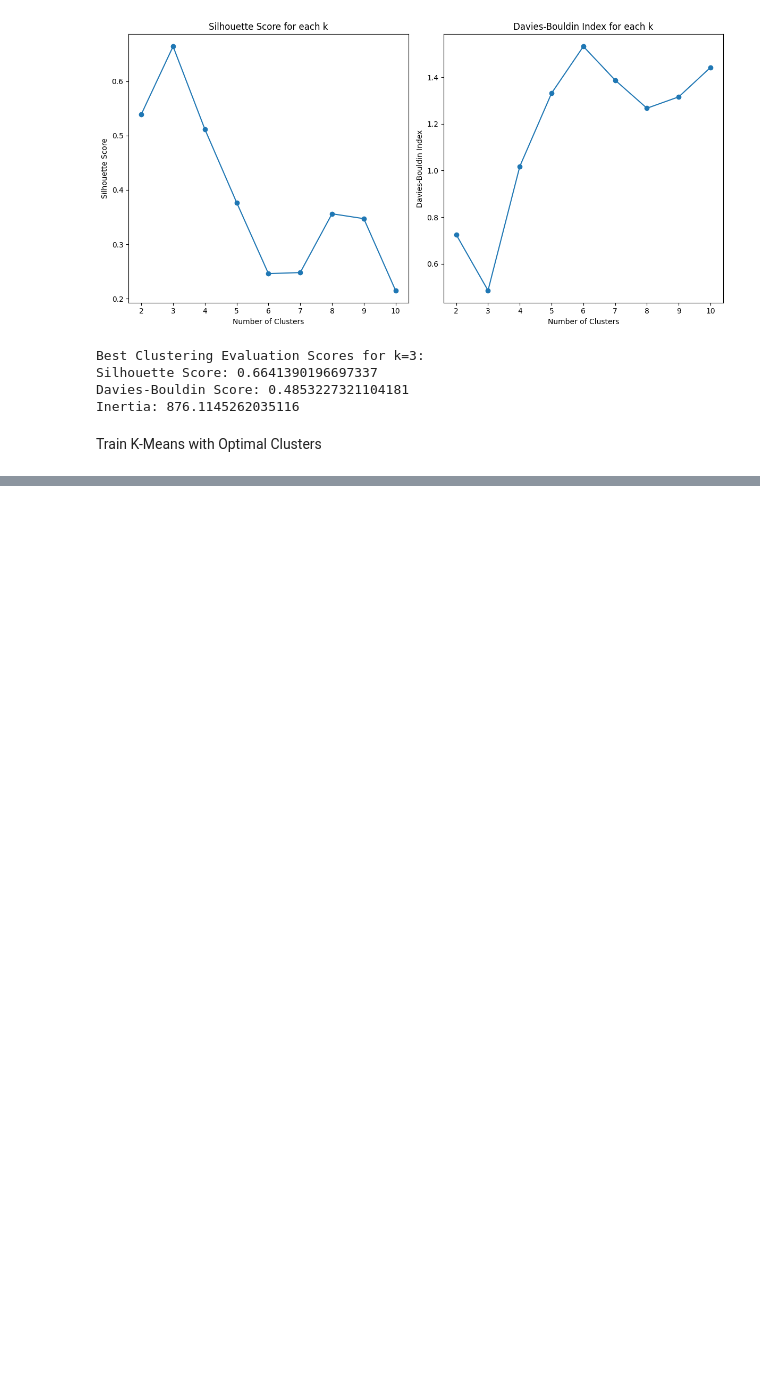
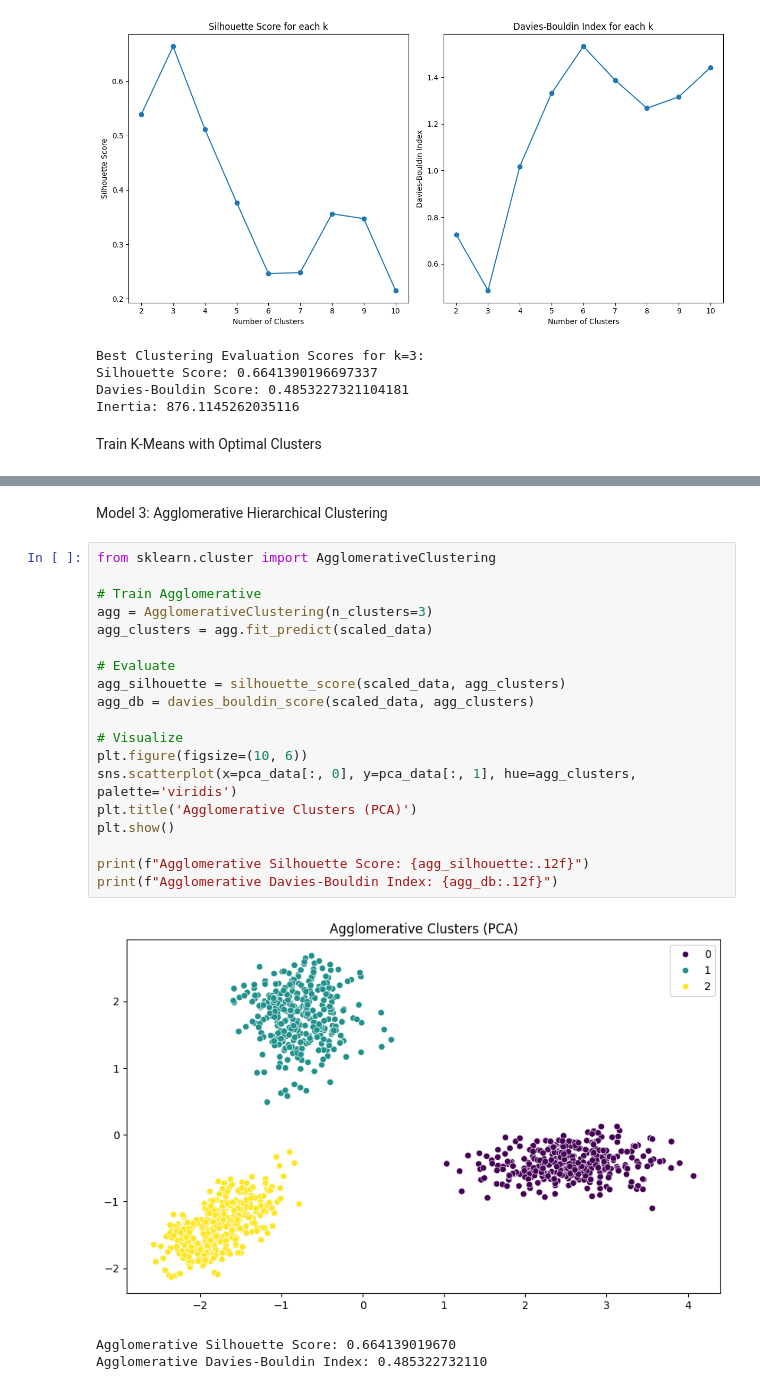
Before and after one commit to SamsudeenAshad/Intellihack_TetraNeurons_02, a Jupyter notebook: Customer Segmentation Script.ipynb, the cells around one changed output, grey strips where cells are left out. Cells and saved outputs as stored; diff of their text form; blank space fills up the shorter version.

```diff
--- a/Customer Segmentation Script.ipynb
+++ b/Customer Segmentation Script.ipynb
@@ -485,0 +521,25 @@ NameError: name 'df_cluster' is not defined
+# %% [markdown]
+Model 3: Agglomerative Hierarchical Clustering
+# %%
+from sklearn.cluster import AgglomerativeClustering
+
+# Train Agglomerative
+agg = AgglomerativeClustering(n_clusters=3)
+agg_clusters = agg.fit_predict(scaled_data)
+
+# Evaluate
+agg_silhouette = silhouette_score(scaled_data, agg_clusters)
+agg_db = davies_bouldin_score(scaled_data, agg_clusters)
+
+# Visualize
+plt.figure(figsize=(10, 6))
+sns.scatterplot(x=pca_data[:, 0], y=pca_data[:, 1], hue=agg_clusters, palette='viridis')
+plt.title('Agglomerative Clusters (PCA)')
+plt.show()
+
+print(f"Agglomerative Silhouette Score: {agg_silhouette:.12f}")
+print(f"Agglomerative Davies-Bouldin Index: {agg_db:.12f}")
+# %% [output]
+[figure, added]
+Agglomerative Silhouette Score: 0.664139019670
+Agglomerative Davies-Bouldin Index: 0.485322732110
```
Also changed, not shown: parts of 7 cells of this notebook.
